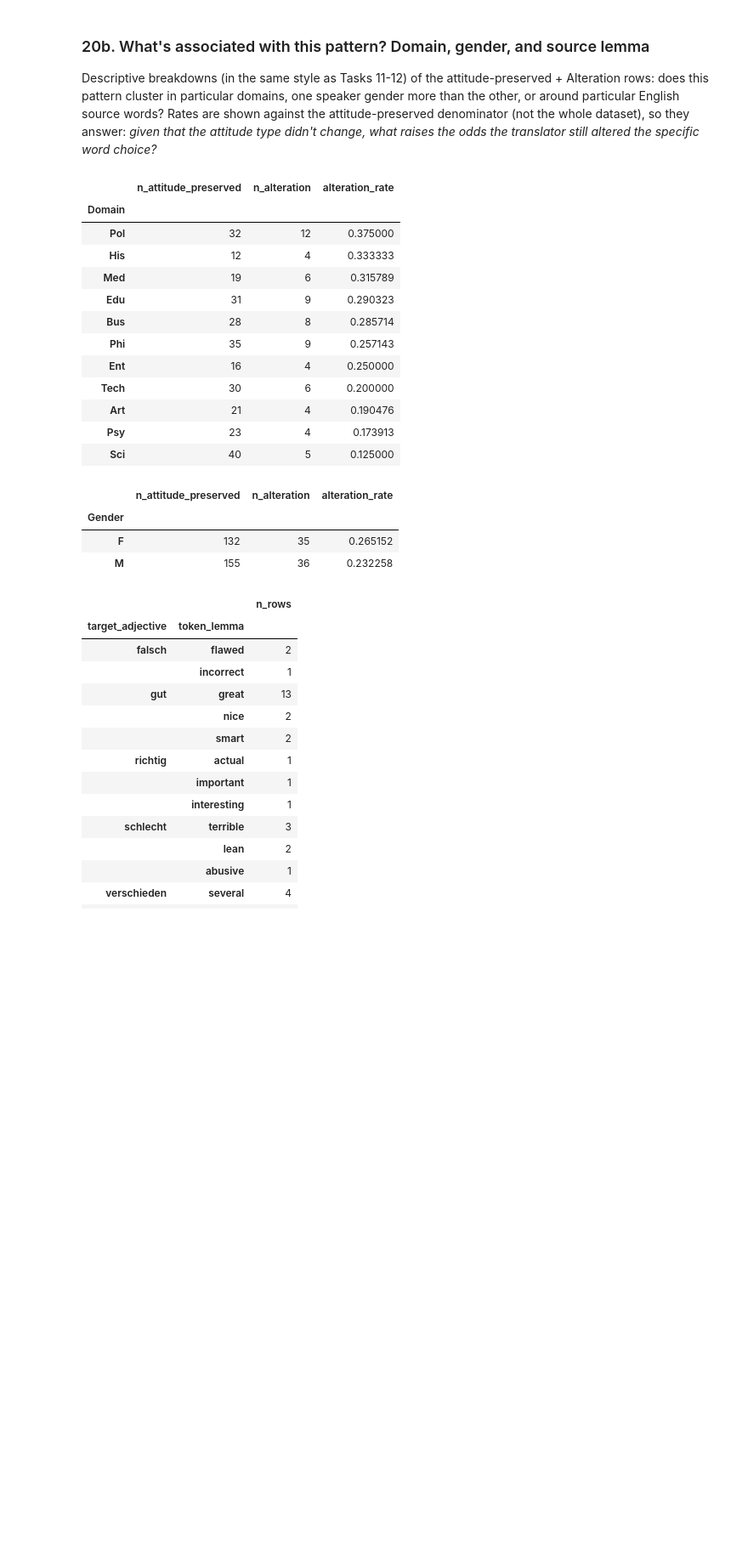
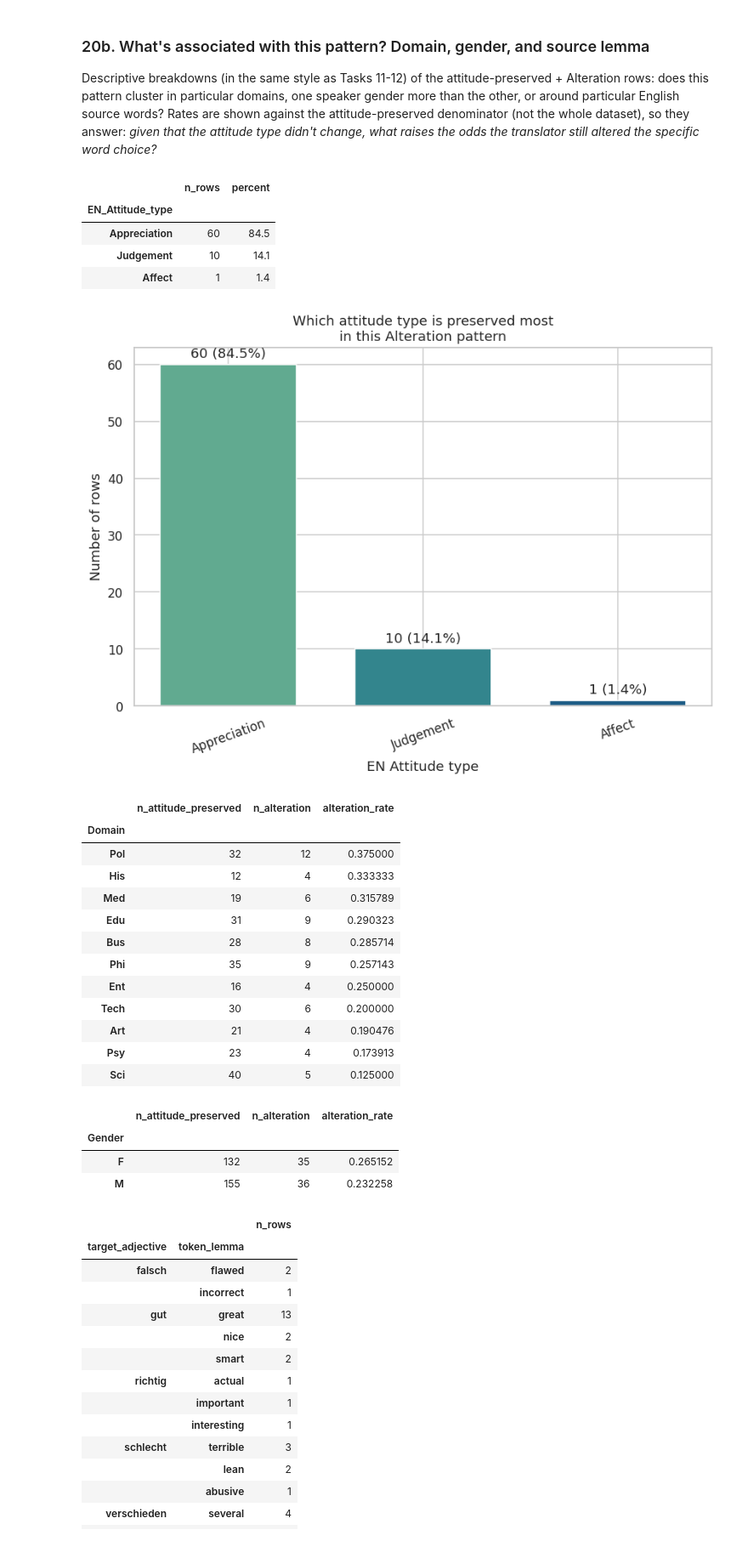
Before and after one commit to happy522/AttituTED-Corpus, a Jupyter notebook: NEW analysis/implicitation_study_analysis_with_titles.ipynb, the cells around one changed output. Shown at 85% size. Drawn from its saved outputs; the diff is of its cells as text; code cells hidden in the pictures; blank space fills up the shorter version.

```diff
--- a/NEW analysis/implicitation_study_analysis_with_titles.ipynb
+++ b/NEW analysis/implicitation_study_analysis_with_titles.ipynb
@@ -1559,6 +1682,82 @@ than the other, or around particular English source words? Rates are shown again
 attitude-preserved denominator (not the whole dataset), so they answer: *given that the
 attitude type didn't change, what raises the odds the translator still altered the specific
 word choice?*
+# %%
+# Attitude type breakdown within the Alteration + attitude-preserved subset
+attitude_type_within_pattern = (
+    same_attitude_alteration["EN_Attitude_type"]
+    .fillna("Not coded")
+    .value_counts()
+)
+
+# Calculate percentages
+attitude_type_pct = (
+    attitude_type_within_pattern
+    / attitude_type_within_pattern.sum()
+    * 100
+)
+
+display(
+    pd.DataFrame({
+        "n_rows": attitude_type_within_pattern,
+        "percent": attitude_type_pct.round(1)
+    })
+)
+
+# Separate figure — same dimensions as your previous image
+fig, ax = plt.subplots(figsize=(8, 6))
+
+bars = ax.bar(
+    attitude_type_within_pattern.index,
+    attitude_type_within_pattern.values,
+    width=0.7,
+    color=sns.color_palette(
+        "crest",
+        len(attitude_type_within_pattern)
+    )
+)
+
+ax.set_title("Which attitude type is preserved most\n"
+    "in this Alteration pattern"
+)
+ax.set_ylabel("Number of rows")
+ax.set_xlabel("EN Attitude type")
+
+# Show both number and percentage
+labels = [
+    f"{n} ({pct:.1f}%)"
+    for n, pct in zip(
+        attitude_type_within_pattern.values,
+        attitude_type_pct.values
+    )
+]
+
+ax.bar_label(
+    bars,
+    labels=labels,
+    padding=3
+)
+
+plt.xticks(rotation=20)
+plt.tight_layout()
+
+plt.savefig(
+    os.path.join(
+        OUTPUT_DIR,
+        "task20a_attitude_type_within_pattern.png"
+    ),
+    dpi=1200,
+    bbox_inches="tight"
+)
+
+plt.show()
+# %% [output]
+|  | n_rows | percent |
+| EN_Attitude_type |  |  |
+| Appreciation | 60 | 84.5 |
+| Judgement | 10 | 14.1 |
+| Affect | 1 | 1.4 |
+[figure, added]
 # %%
 # --- By domain ---
 dom20 = same_attitude_df.copy()
```
Also changed, not shown: parts of 3 cells of this notebook.
